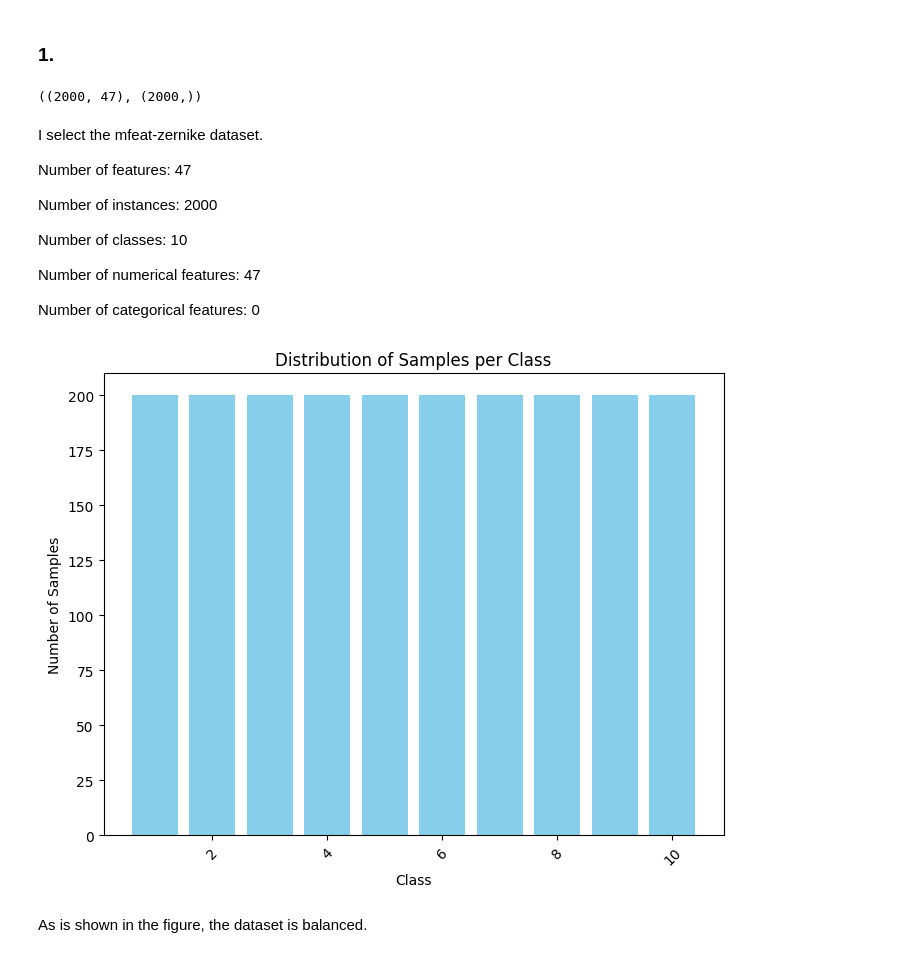
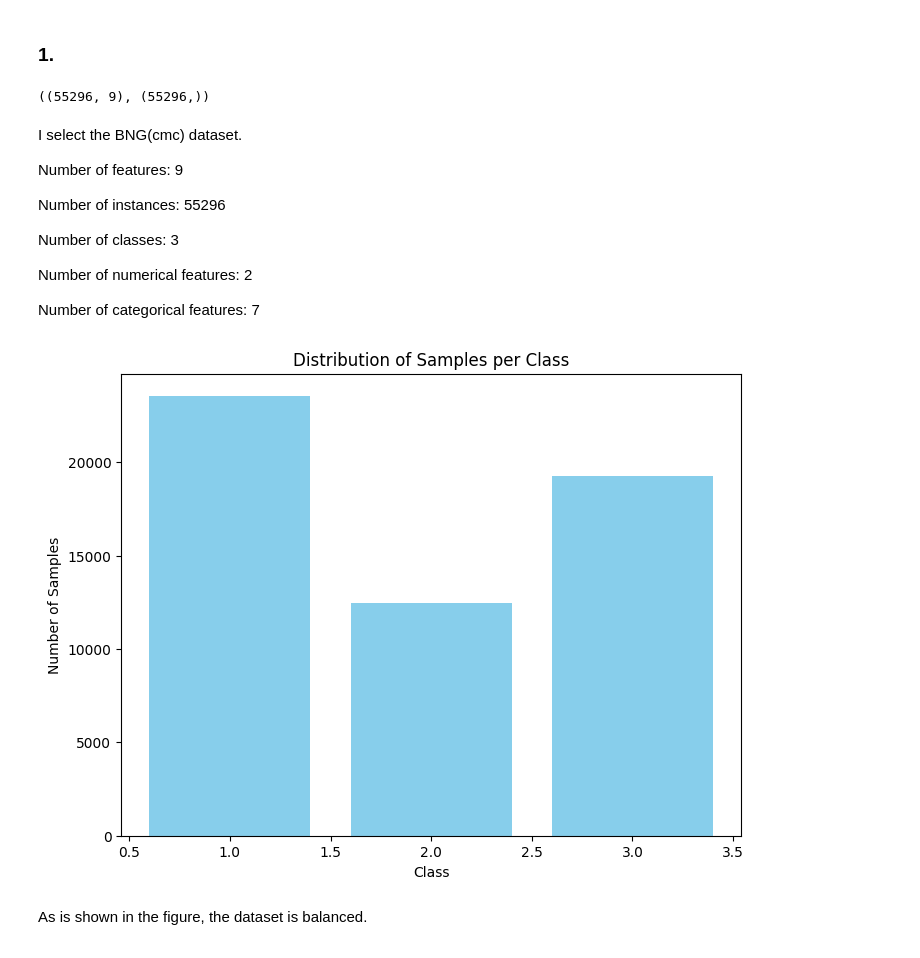
Before and after one commit to LGNYU/DSUA301, a Jupyter notebook: HW2/HW2.ipynb, the cells around one changed output. Saved outputs shown, nothing was run; the diff lists cells and outputs as text; code cells hidden in the pictures.

```diff
--- a/HW2/HW2.ipynb
+++ b/HW2/HW2.ipynb
@@ -14,38 +14,37 @@ from sklearn.metrics import roc_curve, auc, precision_recall_curve, average_prec
 # %% [markdown]
 ### 1.
 # %%
-data = fetch_openml(data_id=22, as_frame=True)
+data = fetch_openml(data_id=255, as_frame=True)
 X = np.array(data.data)
 y = np.array(data.target)
 y = np.array([int(i) for i in y])
 X.shape, y.shape
 # %% [output]
-((2000, 47), (2000,))
+((55296, 9), (55296,))
 # %% [markdown]
-I select the mfeat-zernike dataset.
+I select the BNG(cmc) dataset.
 
-Number of features: 47
+Number of features: 9
 
-Number of instances: 2000
+Number of instances: 55296
 
-Number of classes: 10
+Number of classes: 3
 
-Number of numerical features: 47
+Number of numerical features: 2
 
-Number of categorical features: 0
+Number of categorical features: 7
 # %%
 unique_classes = np.unique(y)
 each_class_count = np.array([(y == i).sum() for i in unique_classes])
 # %%
 plt.figure(figsize=(8, 6))
 plt.bar(unique_classes, each_class_count, color='skyblue')
 plt.xlabel('Class')
 plt.ylabel('Number of Samples')
 plt.title('Distribution of Samples per Class')
-plt.xticks(rotation=45)  # Rotate class labels to avoid overlap
 plt.show()
 # %% [output]
-[figure, old version]
+[figure, new version]
 # %% [markdown]
 As is shown in the figure, the dataset is balanced.
 # %% [markdown]
```
Also changed, not shown: parts of 4 cells of this notebook.
